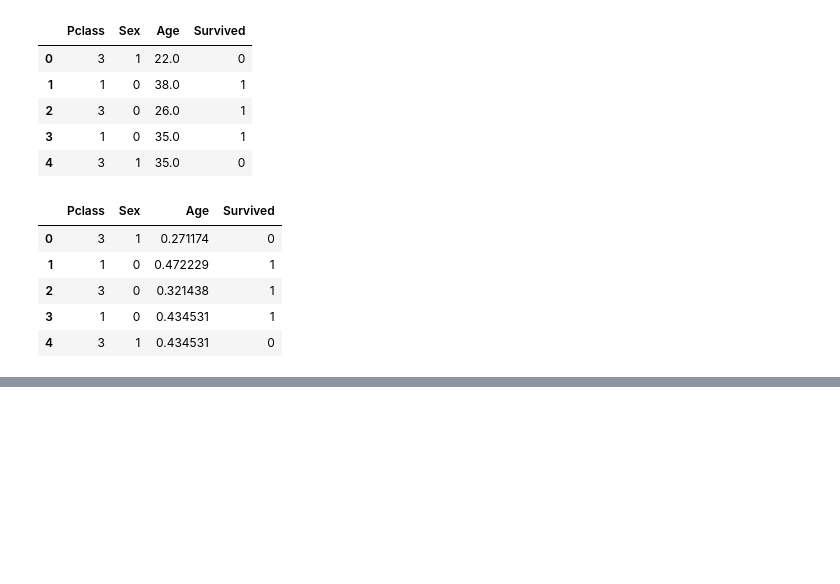
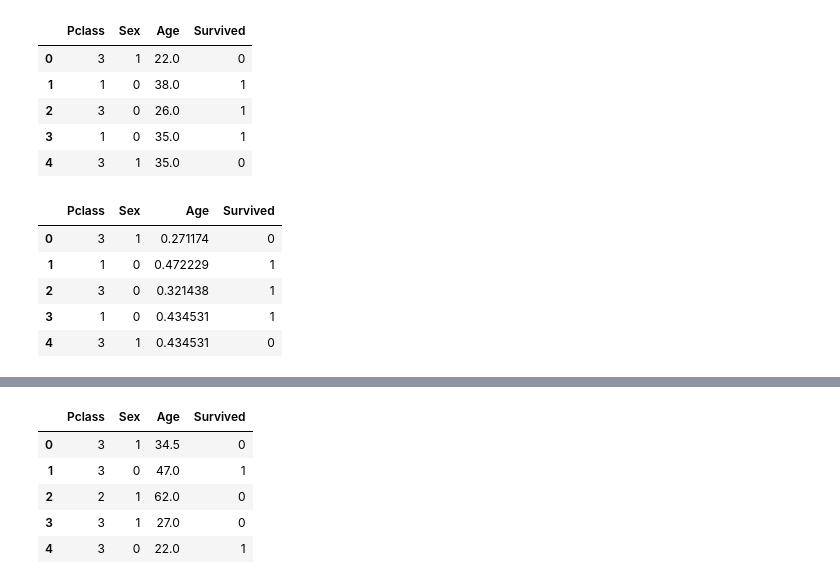
Before and after one commit to SuYeonLee1991/union_Machine_Learning, a Jupyter notebook: Titanic.ipynb, the cells around one changed output, grey strips where cells are left out. Drawn from its saved outputs; the diff is of its cells as text; code cells hidden in the pictures; blank space fills up the shorter version.

```diff
--- a/Titanic.ipynb
+++ b/Titanic.ipynb
@@ -138,0 +205,2 @@ lr = LogisticRegression
+# %%
+test.dropna(axis=0, inplace=True)
@@ -138,0 +215,13 @@ lr = LogisticRegression
+# %%
+encoder = LabelEncoder()
+data = encoder.fit_transform(test['Sex'])
+test['Sex'] = data
+# %%
+test.head()
+# %% [output]
+|  | Pclass | Sex | Age | Survived |
+| 0 | 3 | 1 | 34.5 | 0 |
+| 1 | 3 | 0 | 47.0 | 1 |
+| 2 | 2 | 1 | 62.0 | 0 |
+| 3 | 3 | 1 | 27.0 | 0 |
+| 4 | 3 | 0 | 22.0 | 1 |
```
Also changed, not shown: parts of 14 cells of this notebook, 4 other files.
